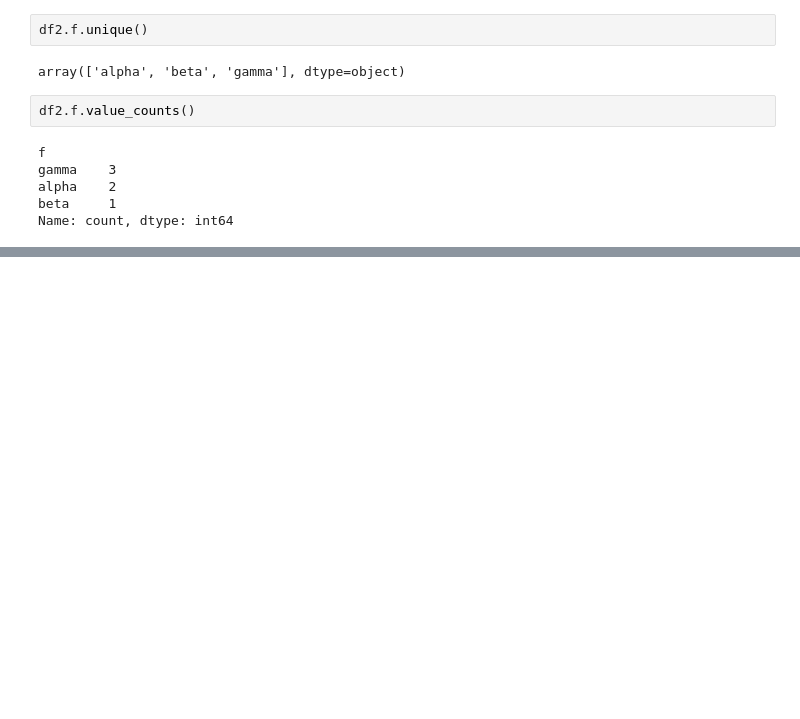
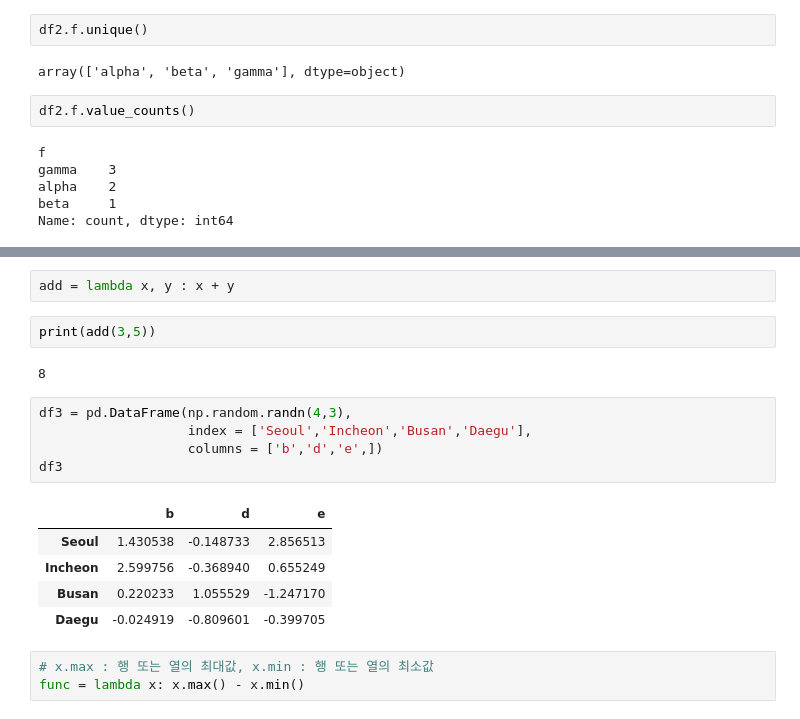
Before and after one commit to jungho-Kang/human-ai-, a Jupyter notebook: 3-03) DataFrame 조작하기.ipynb, the cells around one changed output, grey strips where cells are left out. Cells and saved outputs as stored; diff of their text form; blank space fills up the shorter version.

```diff
--- a/3-03) DataFrame 조작하기.ipynb
+++ b/3-03) DataFrame 조작하기.ipynb
@@ -351,0 +352,20 @@ df2.loc[df2['f'].isin(['alpha', 'gamma']), :]
+# %%
+add = lambda x, y : x + y
+# %%
+print(add(3,5))
+# %% [output]
+8
+# %%
+df3 = pd.DataFrame(np.random.randn(4,3),
+                   index = ['Seoul','Incheon','Busan','Daegu'],
+                   columns = ['b','d','e',])
+df3
+# %% [output]
+|  | b | d | e |
+| Seoul | 1.430538 | -0.148733 | 2.856513 |
+| Incheon | 2.599756 | -0.368940 | 0.655249 |
+| Busan | 0.220233 | 1.055529 | -1.247170 |
+| Daegu | -0.024919 | -0.809601 | -0.399705 |
+# %%
+# x.max : 행 또는 열의 최대값, x.min : 행 또는 열의 최소값
+func = lambda x: x.max() - x.min()
```
Also changed, not shown: parts of 25 cells of this notebook, 10 other files.
